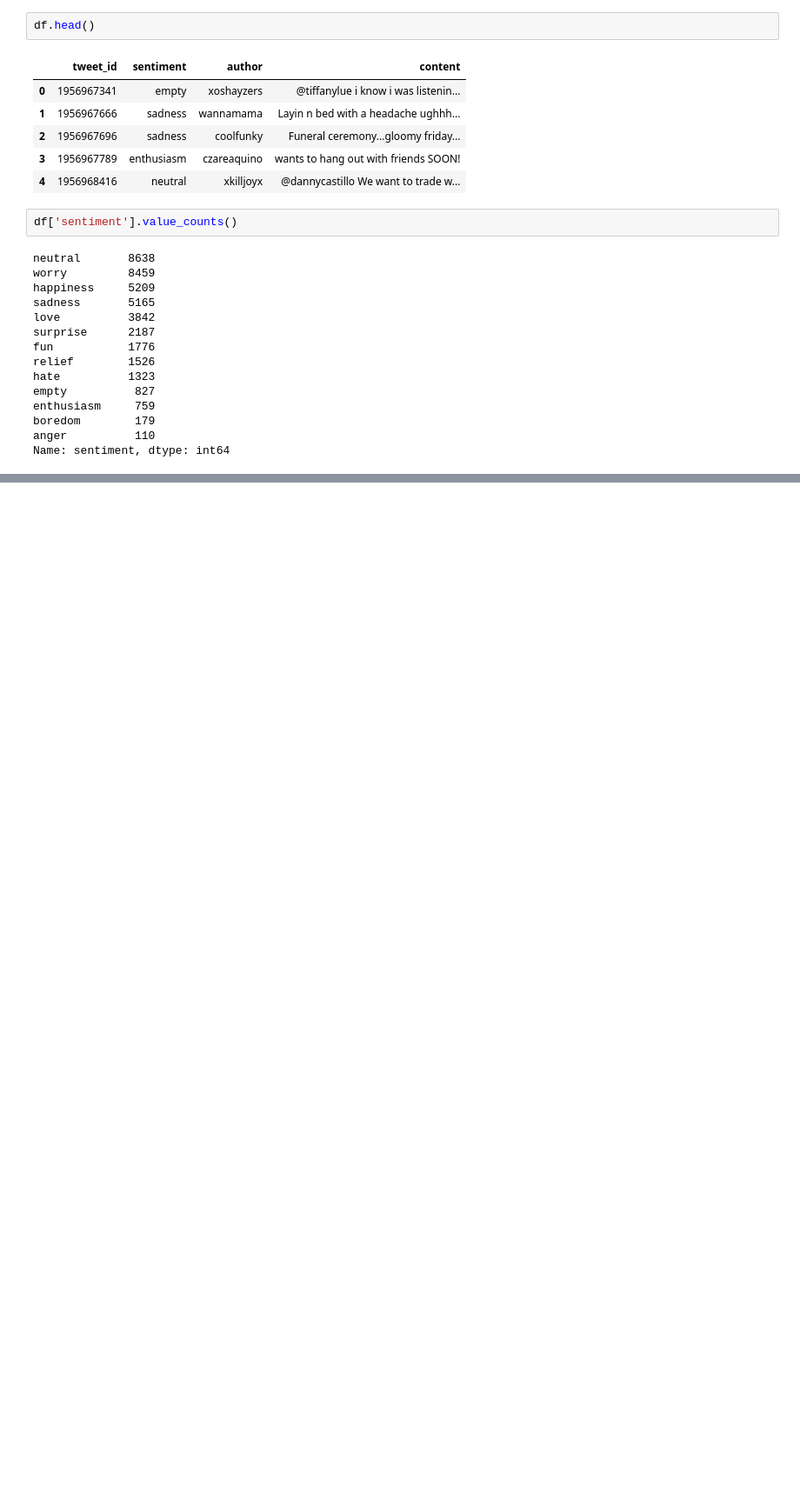
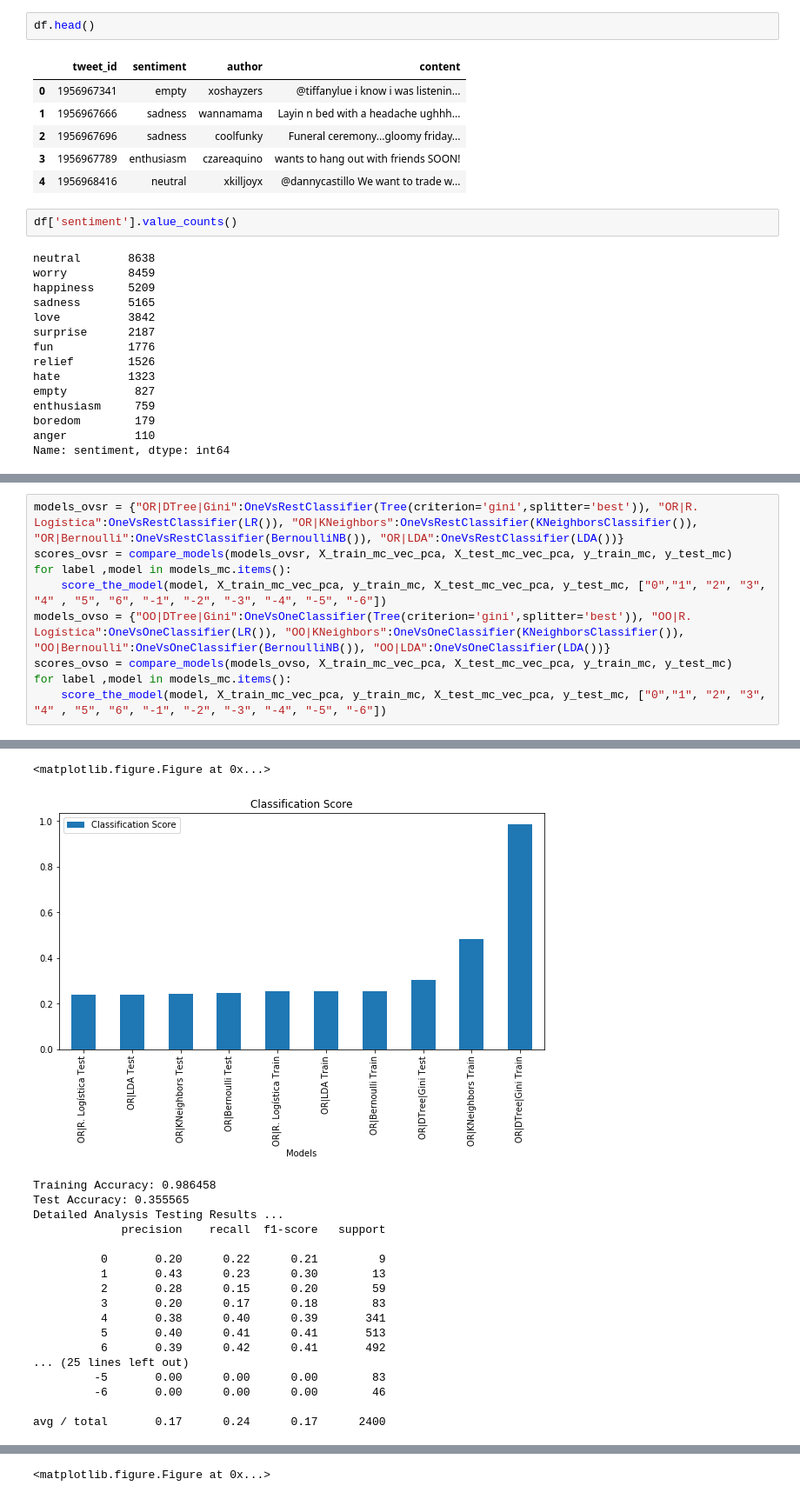
Before and after one commit to GMBarra/T2ML, a Jupyter notebook: T2ML/T2ML.ipynb, the cells around one changed output, grey strips where cells are left out. Shown at 87% size. Cells and saved outputs as stored; diff of their text form; blank space fills up the shorter version.

```diff
--- a/T2ML/T2ML.ipynb
+++ b/T2ML/T2ML.ipynb
@@ -1996,0 +1751,10 @@ comportan en el caso binario ¿Siguen teniendo ese desempeño en múltiples clas
+# %%
+models_ovsr = {"OR|DTree|Gini":OneVsRestClassifier(Tree(criterion='gini',splitter='best')), "OR|R. Logística":OneVsRestClassifier(LR()), "OR|KNeighbors":OneVsRestClassifier(KNeighborsClassifier()), "OR|Bernoulli":OneVsRestClassifier(BernoulliNB()), "OR|LDA":OneVsRestClassifier(LDA())}
+scores_ovsr = compare_models(models_ovsr, X_train_mc_vec_pca, X_test_mc_vec_pca, y_train_mc, y_test_mc)
+for label ,model in models_mc.items():
+    score_the_model(model, X_train_mc_vec_pca, y_train_mc, X_test_mc_vec_pca, y_test_mc, ["0","1", "2", "3", "4" , "5", "6", "-1", "-2", "-3", "-4", "-5", "-6"])
+models_ovso = {"OO|DTree|Gini":OneVsOneClassifier(Tree(criterion='gini',splitter='best')), "OO|R. Logística":OneVsOneClassifier(LR()), "OO|KNeighbors":OneVsOneClassifier(KNeighborsClassifier()), "OO|Bernoulli":OneVsOneClassifier(BernoulliNB()), "OO|LDA":OneVsOneClassifier(LDA())}
+scores_ovso = compare_models(models_ovso, X_train_mc_vec_pca, X_test_mc_vec_pca, y_train_mc, y_test_mc)
+for label ,model in models_mc.items():
+    score_the_model(model, X_train_mc_vec_pca, y_train_mc, X_test_mc_vec_pca, y_test_mc, ["0","1", "2", "3", "4" , "5", "6", "-1", "-2", "-3", "-4", "-5", "-6"])
+# %% [output]
@@ -1996,0 +1771,19 @@ comportan en el caso binario ¿Siguen teniendo ese desempeño en múltiples clas
+<matplotlib.figure.Figure at 0x...>
+[figure, added]
+Training Accuracy: 0.986458
+Test Accuracy: 0.355565
+Detailed Analysis Testing Results ...
+             precision    recall  f1-score   support
+
+          0       0.20      0.22      0.21         9
+          1       0.43      0.23      0.30        13
+          2       0.28      0.15      0.20        59
+          3       0.20      0.17      0.18        83
+          4       0.38      0.40      0.39       341
+          5       0.40      0.41      0.41       513
+          6       0.39      0.42      0.41       492
+... (25 lines left out)
+         -5       0.00      0.00      0.00        83
+         -6       0.00      0.00      0.00        46
+
+avg / total       0.17      0.24      0.17      2400
@@ -1996,0 +1807 @@ comportan en el caso binario ¿Siguen teniendo ese desempeño en múltiples clas
+<matplotlib.figure.Figure at 0x...>
```
Also changed, not shown: parts of 104 cells of this notebook, 3 other files.
